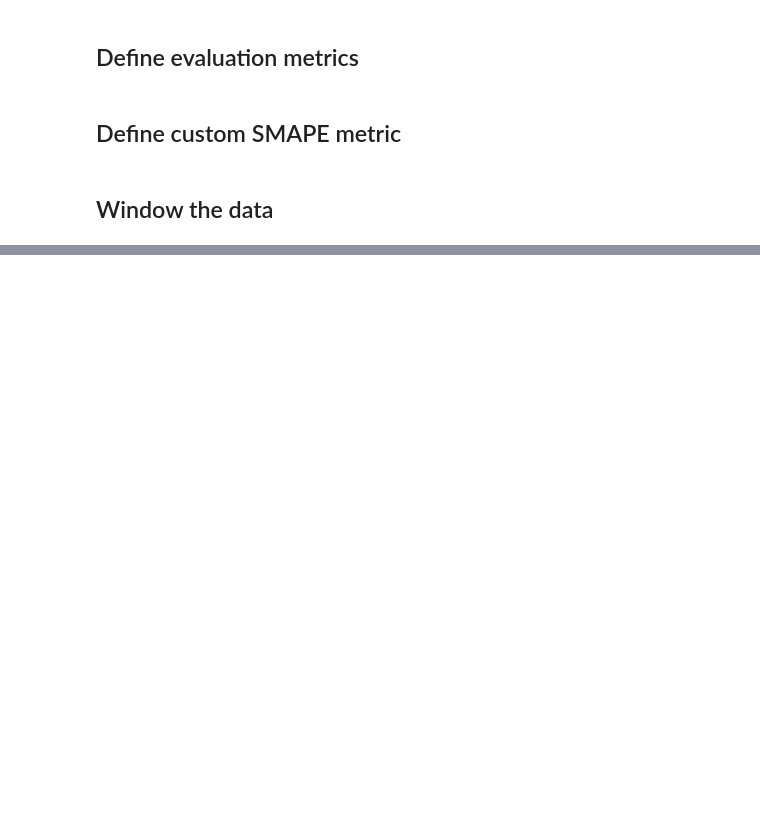
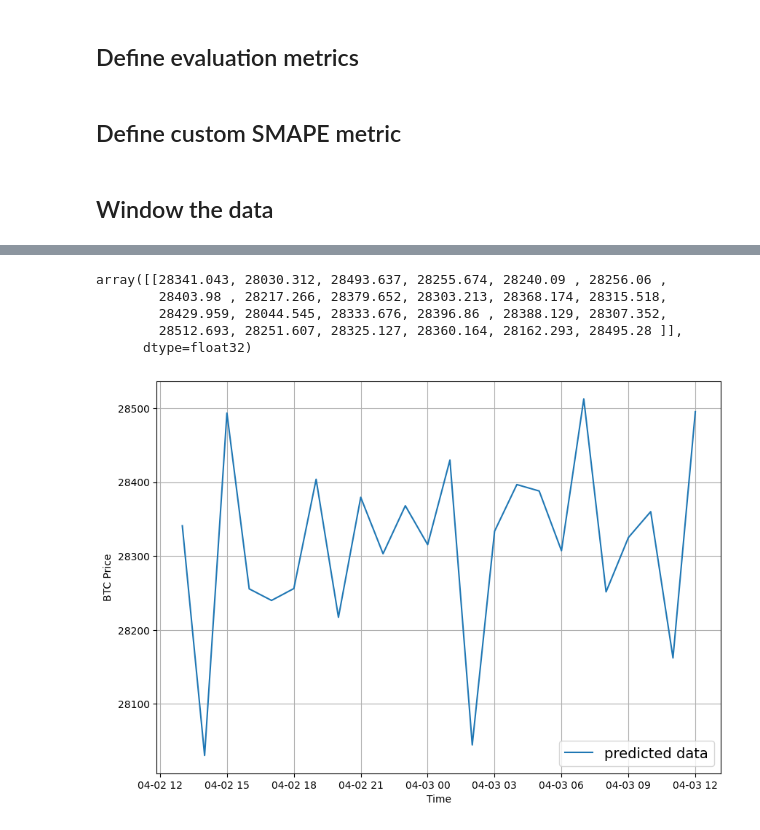
Before and after one commit to AmirGhnbr/Bit_pred, a Jupyter notebook: bit_pred.ipynb, the cells around one changed output, grey strips where cells are left out. Drawn from its saved outputs; the diff is of its cells as text; code cells hidden in the pictures; blank space fills up the shorter version.

Commit message:
create the nbeats model and predict the future

```diff
--- a/bit_pred.ipynb
+++ b/bit_pred.ipynb
@@ -328,0 +785,3 @@ len(train_windows), len(test_windows), len(train_labels), len(test_labels)
+# %%
+X, last_data_timestep, PRED_SCALER = prepare_pred_data()
+X
@@ -328,0 +803,3 @@ len(train_windows), len(test_windows), len(train_labels), len(test_labels)
+# %%
+pred = loaded_model.predict(X[-1:])
+pred
@@ -328,0 +818,10 @@ len(train_windows), len(test_windows), len(train_labels), len(test_labels)
+# %%
+from datetime import timedelta
+date_list = []
+new_date = last_data_timestep
+
+for i in range(HORIZON):
+  new_date = new_date + timedelta(hours=1)
+  date_list.append(new_date)
+
+date_list
@@ -328,0 +846,15 @@ len(train_windows), len(test_windows), len(train_labels), len(test_labels)
+# %%
+pred_inverted = PRED_SCALER.inverse_transform(pred)
+pred_inverted
+# %% [output]
+array([[28341.043, 28030.312, 28493.637, 28255.674, 28240.09 , 28256.06 ,
+        28403.98 , 28217.266, 28379.652, 28303.213, 28368.174, 28315.518,
+        28429.959, 28044.545, 28333.676, 28396.86 , 28388.129, 28307.352,
+        28512.693, 28251.607, 28325.127, 28360.164, 28162.293, 28495.28 ]],
+      dtype=float32)
+# %%
+plt.figure(figsize=(10, 7))
+# plot_time_series(pred_timesteps[-10:],pred_prices[-10:], label="original data", format='-')
+plot_time_series(date_list,pred_inverted.reshape(-1,1), label="predicted data",format='-')
+# %% [output]
+[figure, added]
```
Also changed, not shown: parts of 40 cells of this notebook.
